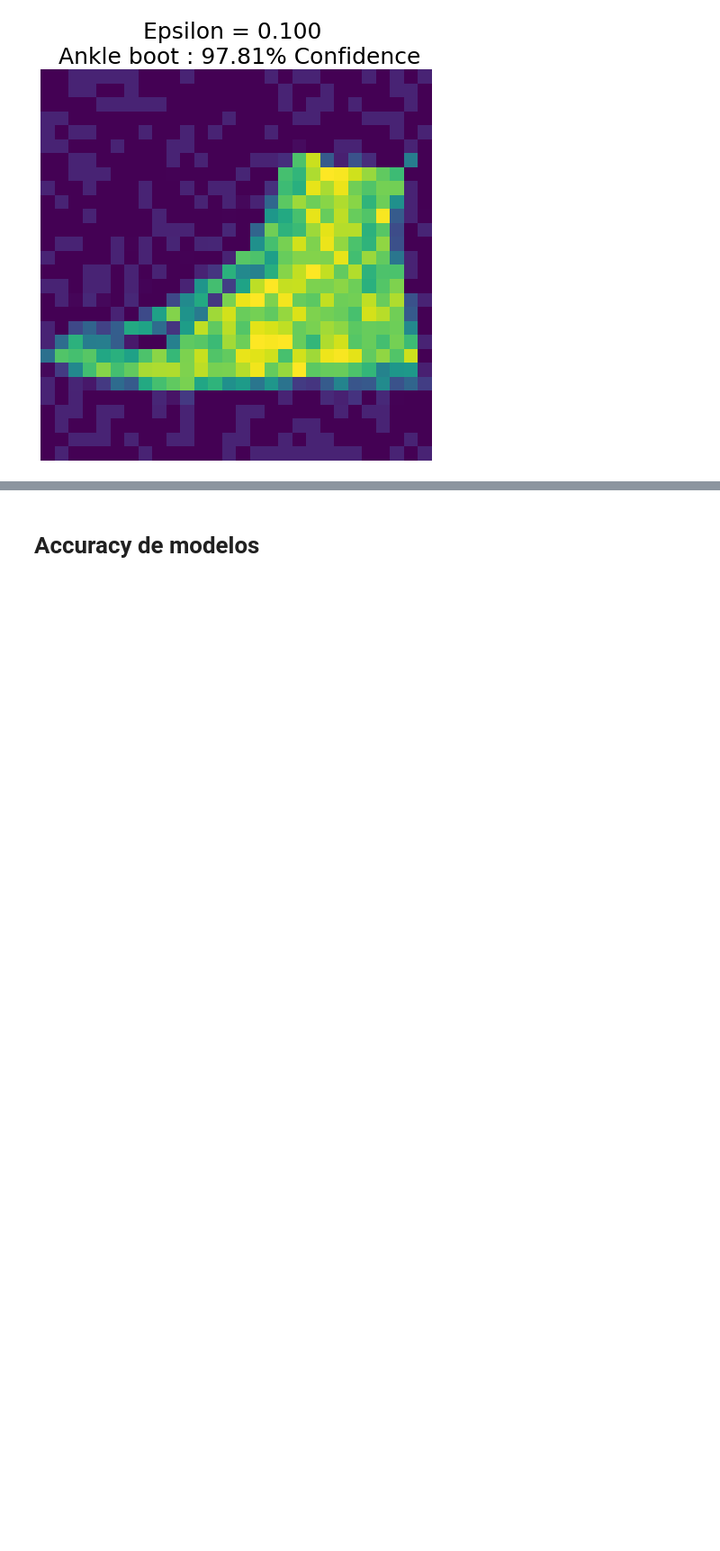
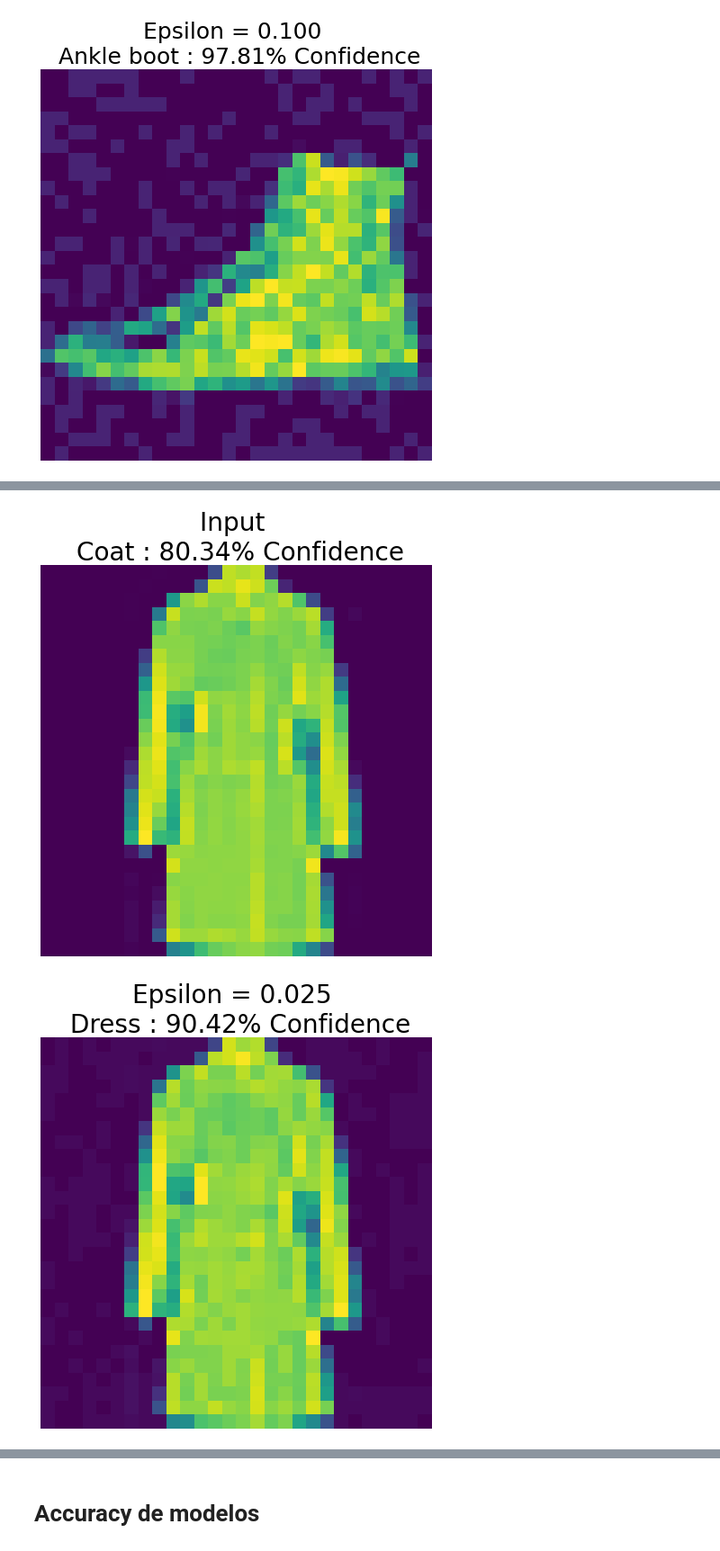
Before and after one commit to rodrigo-orellana/Seguridad-en-redes-neuronales-artificiales, a Jupyter notebook: src/adversarie_attack_fashion_mnist.ipynb, the cells around one changed output, grey strips where cells are left out. Shown at 90% size. Drawn from its saved outputs; the diff is of its cells as text; code cells hidden in the pictures; blank space fills up the shorter version.

```diff
--- a/src/adversarie_attack_fashion_mnist.ipynb
+++ b/src/adversarie_attack_fashion_mnist.ipynb
@@ -841,0 +906,10 @@ for i, eps in enumerate(epsilons):
+# %%
+adv_x_arr2 = []
+for i, eps in enumerate(epsilons):
+  adv_x = image_tf_a2 + eps*perturbations2
+  adv_x = tf.clip_by_value(adv_x, 0, 1)
+  display_images(adv_x, descriptions[i], model_01)
+  adv_x_arr2.append(adv_x)
+# %% [output]
+[figure, added]
+[figure, added]
```
Also changed, not shown: parts of 19 cells of this notebook.
